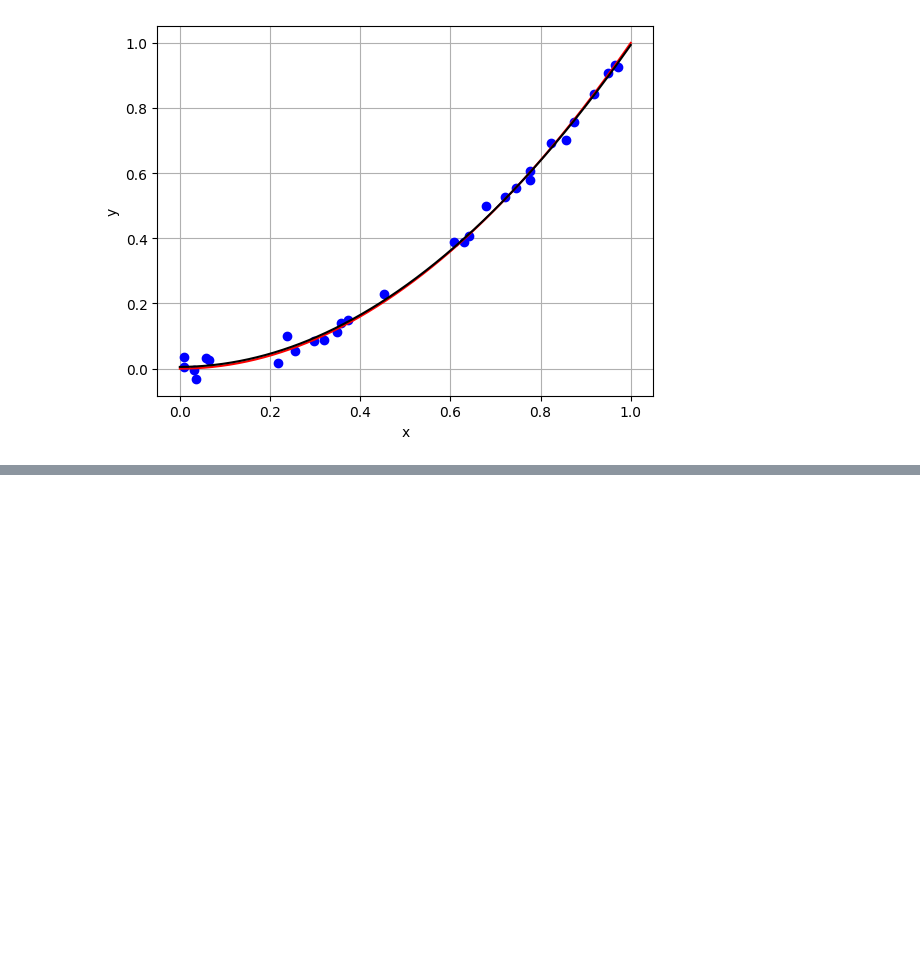
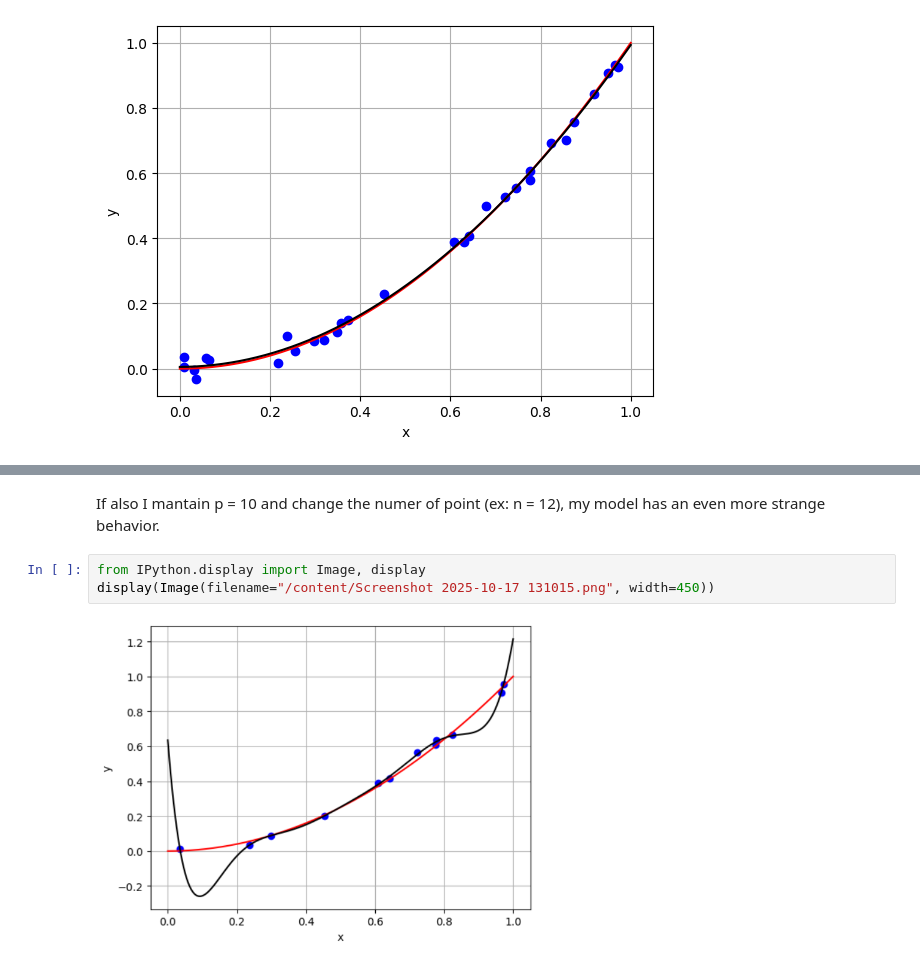
Before and after one commit to mrtelisa/ML-DL_lab1, a Jupyter notebook: main2.ipynb, the cells around one changed output, grey strips where cells are left out. Drawn from its saved outputs; the diff is of its cells as text; blank space fills up the shorter version.

```diff
--- a/main2.ipynb
+++ b/main2.ipynb
@@ -73,0 +81,7 @@ plt.show()
+# %% [markdown]
+If also I mantain p = 10 and change the numer of point (ex: n = 12), my model has an even more strange behavior.
+# %%
+from IPython.display import Image, display
+display(Image(filename="/content/Screenshot 2025-10-17 131015.png", width=450))
+# %% [output]
+[figure, added]
```
Also changed, not shown: parts of 2 cells of this notebook.
